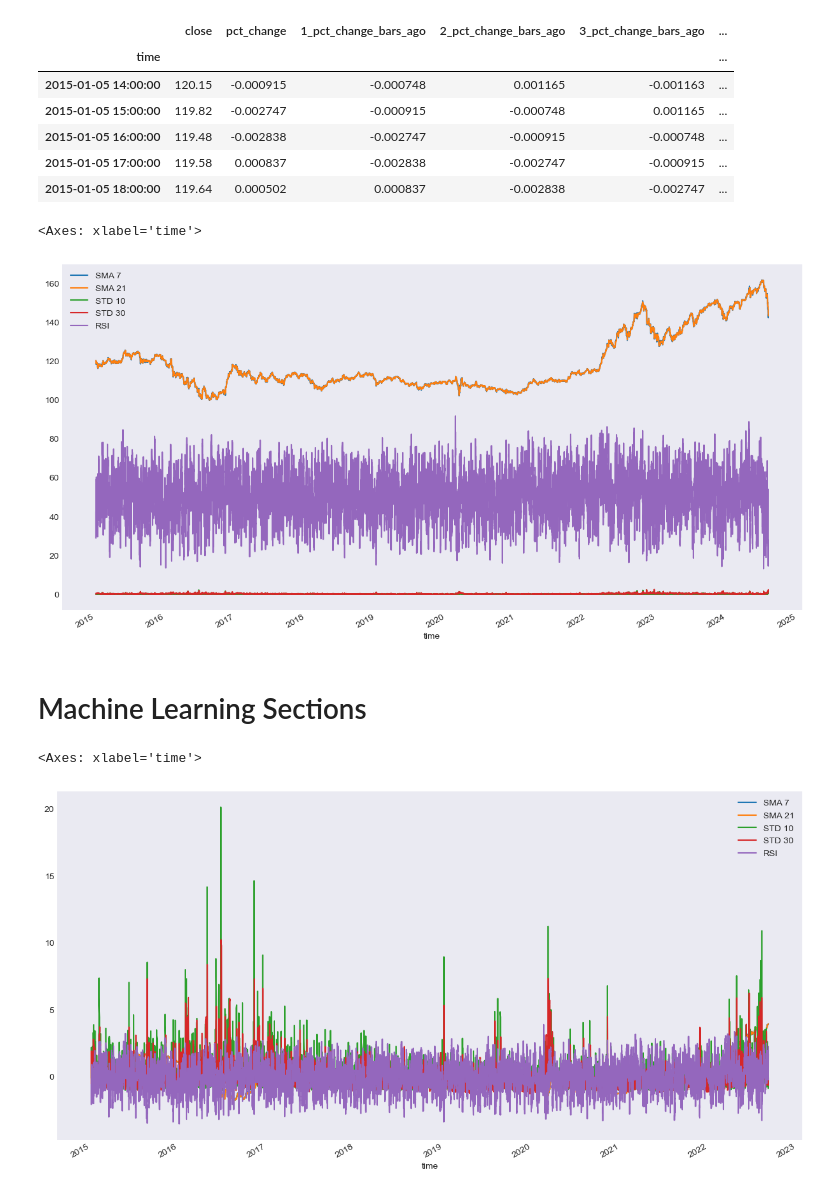
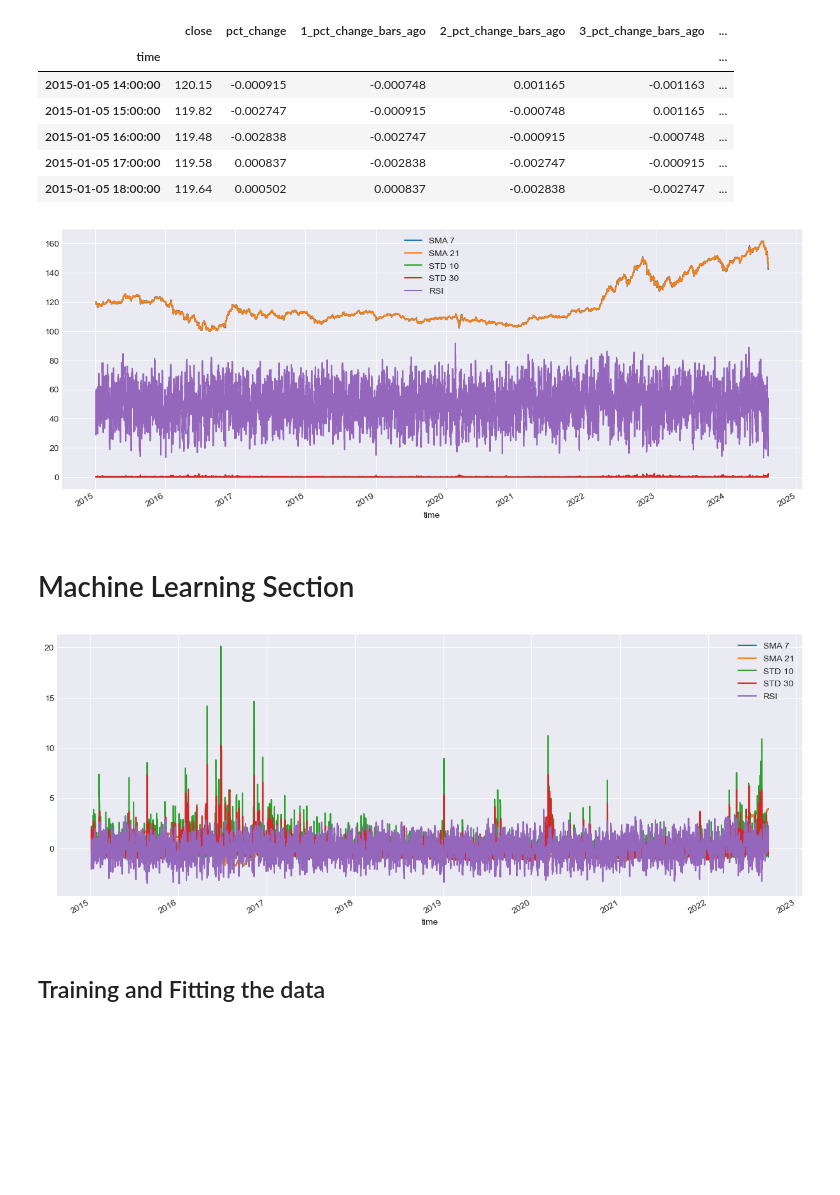
Before and after one commit to YarosInter/Time-Series-LinearRegression, a Jupyter notebook: LinearRegression Model.ipynb, the cells around one changed output. Saved outputs shown, nothing was run; the diff lists cells and outputs as text; code cells hidden in the pictures; blank space fills up the shorter version.

```diff
--- a/LinearRegression Model.ipynb
+++ b/LinearRegression Model.ipynb
@@ -7,7 +10,7 @@
 import numpy as np
 import pandas as pd
 import matplotlib.pyplot as plt
-plt.style.use("seaborn-v0_8-dark")
+plt.style.use("seaborn-v0_8-darkgrid")
 from matplotlib import cycler
 import warnings
 warnings.filterwarnings("ignore")
@@ -163,12 +144,11 @@ df.head()
 # %%
 # Plotting the values for the indicators: SMA 7, SMA 21, STD 10, STD 30, and RSI
 
-df[["SMA 7", "SMA 21", "STD 10", "STD 30", "RSI"]].plot(figsize=(15, 8))
+df[["SMA 7", "SMA 21", "STD 10", "STD 30", "RSI"]].plot(figsize=(15, 6));
 # %% [output]
-<Axes: xlabel='time'>
-[figure, old version]
+[figure, new version]
 # %% [markdown]
-# Machine Learning Sections
+# Machine Learning Section
 # %%
 # Splitting the data into features, labels, train and test sets
 
@@ -193,9 +173,10 @@ scaler = StandardScaler()
 X_train_scaled = scaler.fit_transform(X_train)
 X_test_scaled = scaler.transform(X_test)
 # %%
-# Plotting the standarized data, Here number 4 is the SMA 7 and 8 corresponds to the RSI
+# Plotting the standarized data, Here number 4 is the "SMA 7" column and 8 corresponds to the "RSI" column
 
-pd.DataFrame(X_train_scaled, index=X_train.index, columns=X.columns).iloc[:,4:].plot(figsize=(15, 8))
+pd.DataFrame(X_train_scaled, index=X_train.index, columns=X.columns).iloc[:,4:].plot(figsize=(15, 6));
 # %% [output]
-<Axes: xlabel='time'>
-[figure, old version]
+[figure, new version]
+# %% [markdown]
+## Training and Fitting the data
```
Also changed, not shown: parts of 13 cells of this notebook.
